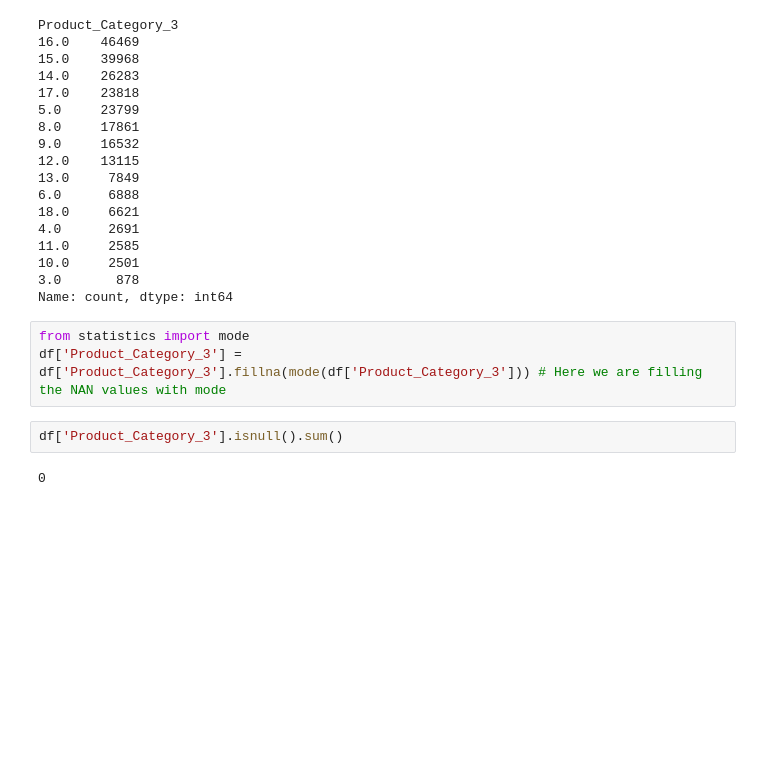
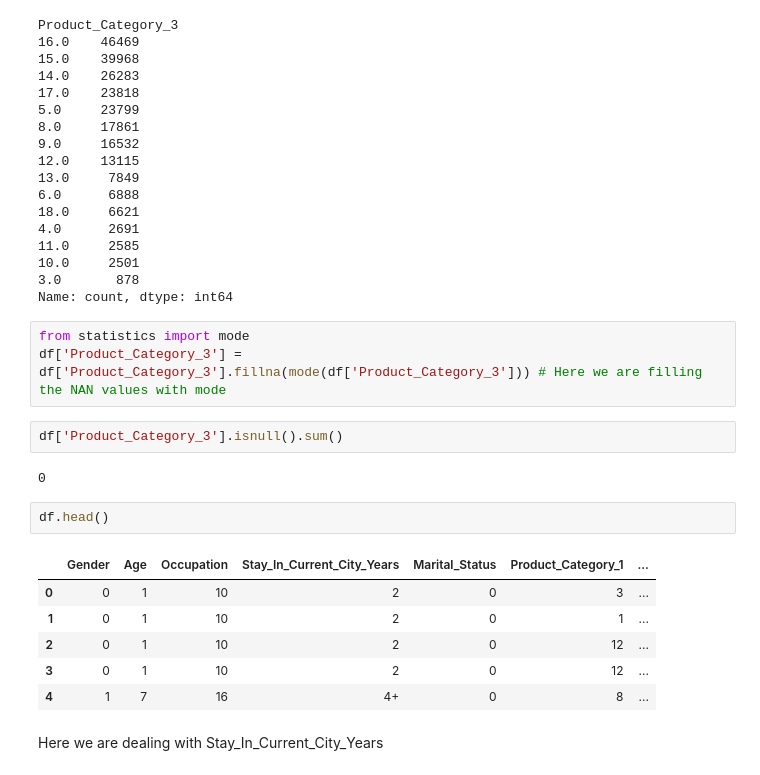
Before and after one commit to hsnaidu/DS_L, a Jupyter notebook: EDA/Sales.ipynb, the cells around one changed output. Saved outputs shown, nothing was run; the diff lists cells and outputs as text; blank space fills up the shorter version.

```diff
--- a/EDA/Sales.ipynb
+++ b/EDA/Sales.ipynb
@@ -291,3 +290,14 @@ df['Product_Category_3'] = df['Product_Category_3'].fillna(mode(df['Product_Cate
 df['Product_Category_3'].isnull().sum()
 # %% [output]
 0
+# %%
+df.head()
+# %% [output]
+|  | Gender | Age | Occupation | Stay_In_Current_City_Years | Marital_Status | Product_Category_1 | ... |
+| 0 | 0 | 1 | 10 | 2 | 0 | 3 | ... |
+| 1 | 0 | 1 | 10 | 2 | 0 | 1 | ... |
+| 2 | 0 | 1 | 10 | 2 | 0 | 12 | ... |
+| 3 | 0 | 1 | 10 | 2 | 0 | 12 | ... |
+| 4 | 1 | 7 | 16 | 4+ | 0 | 8 | ... |
+# %% [markdown]
+Here we are dealing with Stay_In_Current_City_Years
```
Also changed, not shown: parts of 38 cells of this notebook.
